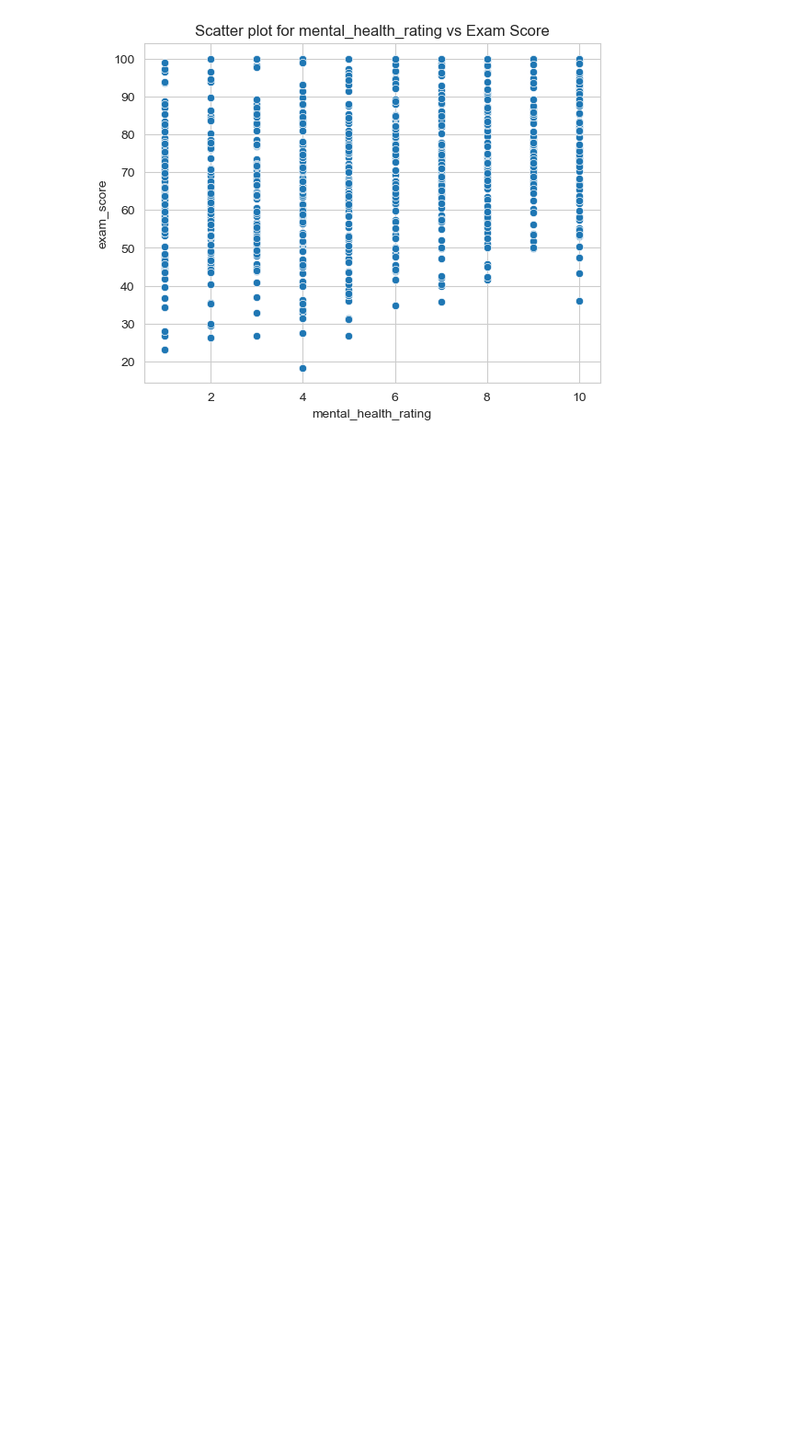
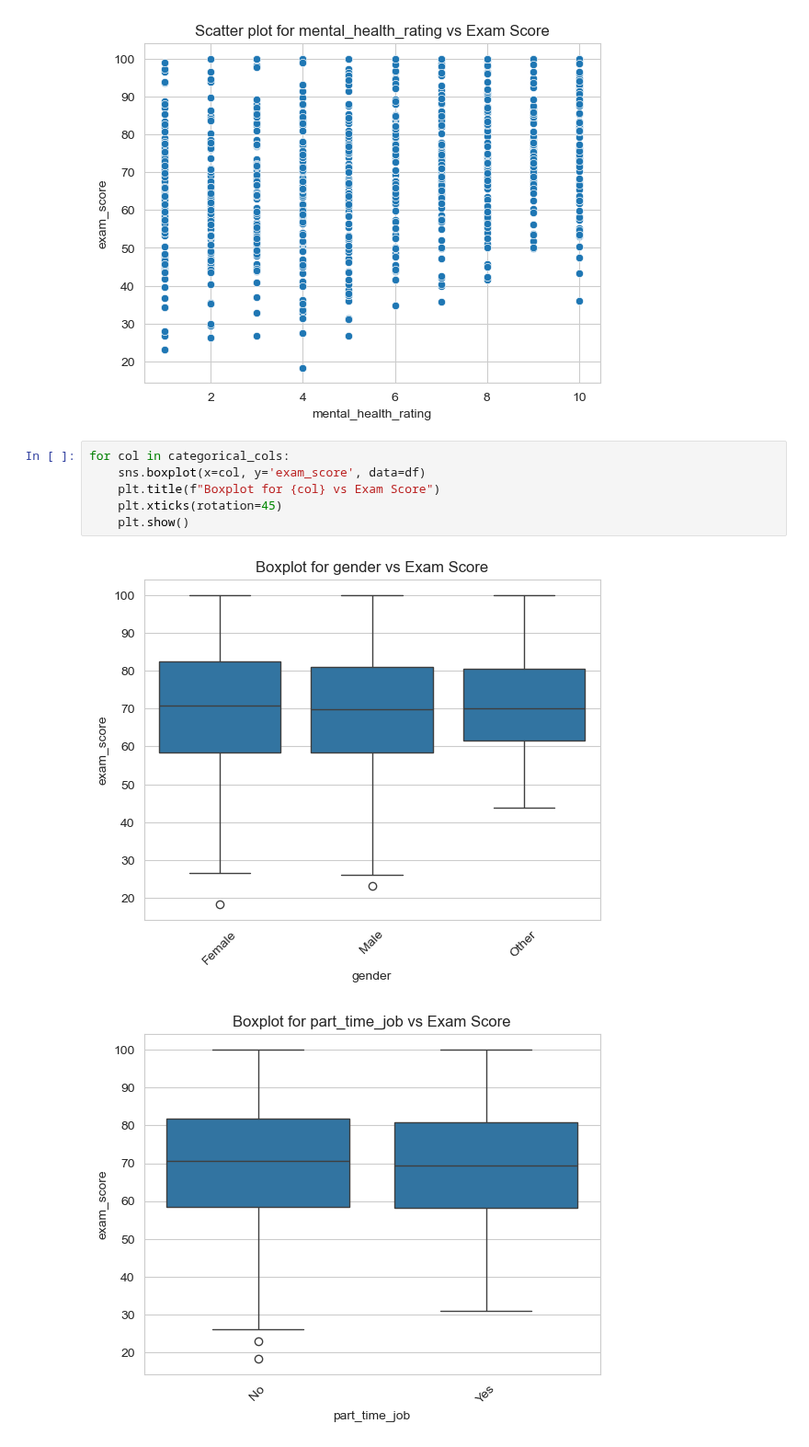
Before and after one commit to sarasithagalagama/student-exam-score-prediction-ml, a Jupyter notebook: notebooks/notebook.ipynb, the cells around one changed output. Shown at 92% size. Saved outputs shown, nothing was run; the diff lists cells and outputs as text; blank space fills up the shorter version.

```diff
--- a/notebooks/notebook.ipynb
+++ b/notebooks/notebook.ipynb
@@ -192,3 +192,12 @@ for feature in num_features:
 [figure]
 [figure]
 [figure]
+# %%
+for col in categorical_cols:
+    sns.boxplot(x=col, y='exam_score', data=df)
+    plt.title(f"Boxplot for {col} vs Exam Score")
+    plt.xticks(rotation=45)
+    plt.show()
+# %% [output]
+[figure, added]
+[figure, added]
```
Also changed, not shown: parts of 20 cells of this notebook.
